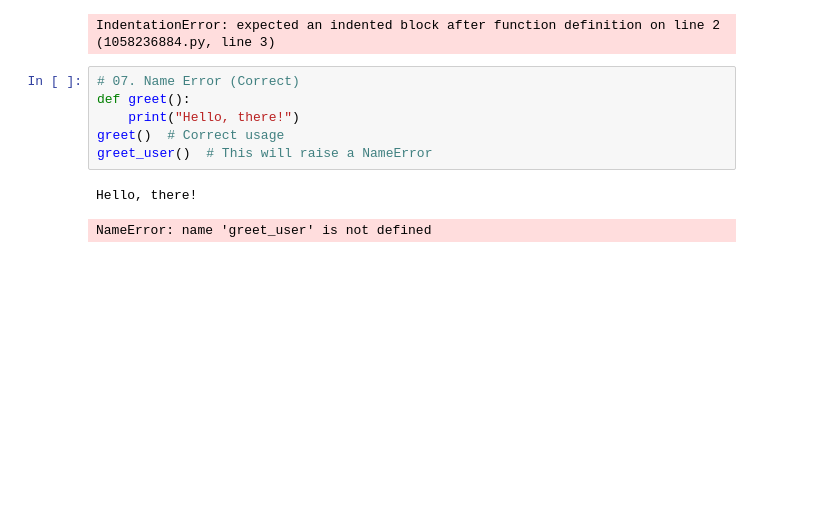
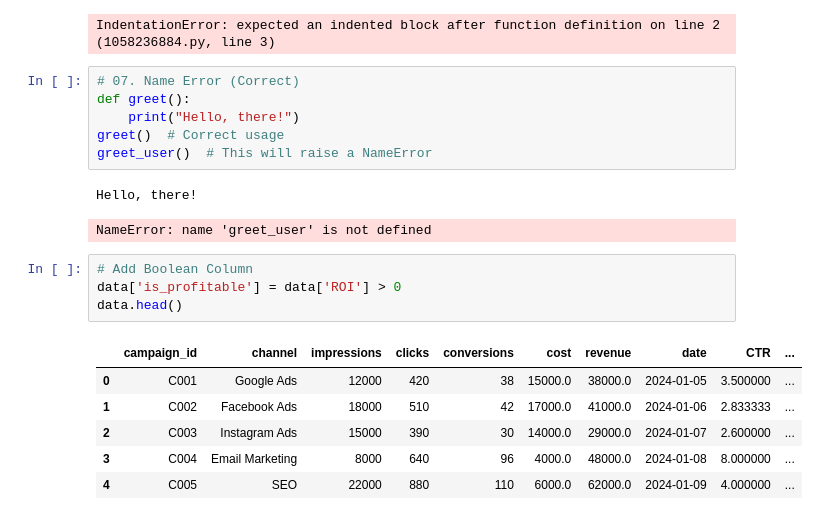
Before and after one commit to lalendrakumar/07_AI_Digital_Marketing_Platform, a Jupyter notebook: notebook/notebook.ipynb, the cells around one changed output. Drawn from its saved outputs; the diff is of its cells as text; blank space fills up the shorter version.

```diff
--- a/notebook/notebook.ipynb
+++ b/notebook/notebook.ipynb
@@ -223,3 +223,14 @@ greet_user()  # This will raise a NameError
 # %% [output]
 Hello, there!
 NameError: name 'greet_user' is not defined
+# %%
+# Add Boolean Column
+data['is_profitable'] = data['ROI'] > 0
+data.head()
+# %% [output]
+|  | campaign_id | channel | impressions | clicks | conversions | cost | revenue | date | CTR | ... |
+| 0 | C001 | Google Ads | 12000 | 420 | 38 | 15000.0 | 38000.0 | 2024-01-05 | 3.500000 | ... |
+| 1 | C002 | Facebook Ads | 18000 | 510 | 42 | 17000.0 | 41000.0 | 2024-01-06 | 2.833333 | ... |
+| 2 | C003 | Instagram Ads | 15000 | 390 | 30 | 14000.0 | 29000.0 | 2024-01-07 | 2.600000 | ... |
+| 3 | C004 | Email Marketing | 8000 | 640 | 96 | 4000.0 | 48000.0 | 2024-01-08 | 8.000000 | ... |
+| 4 | C005 | SEO | 22000 | 880 | 110 | 6000.0 | 62000.0 | 2024-01-09 | 4.000000 | ... |
```
Also changed, not shown: parts of 3 cells of this notebook, 1 other file.
